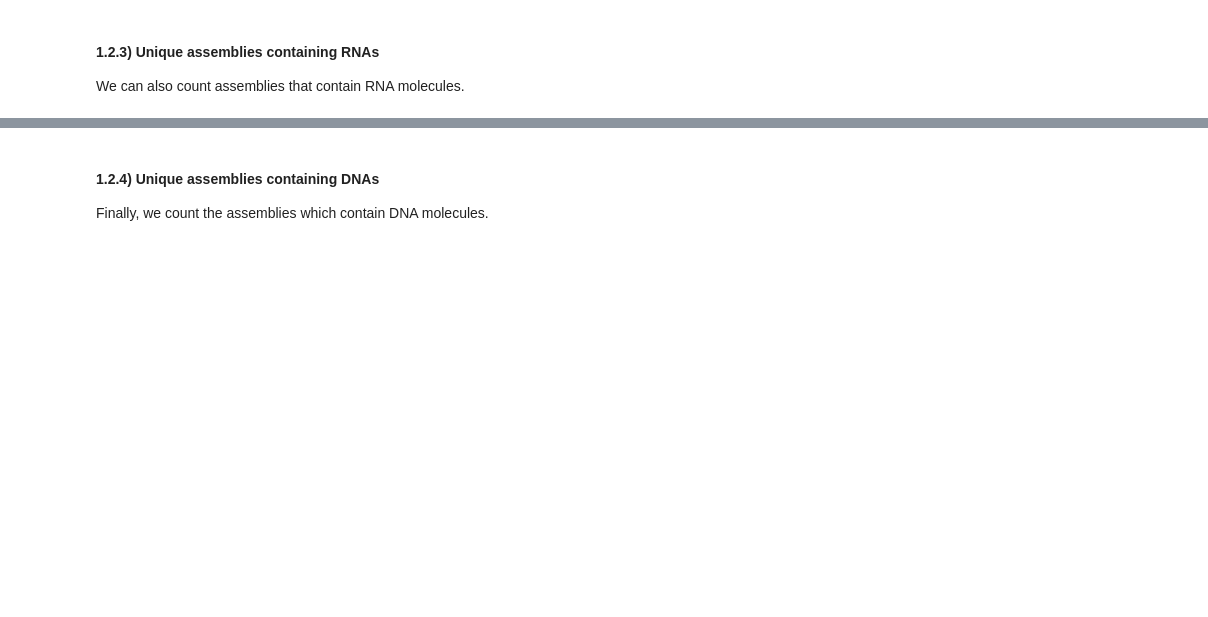
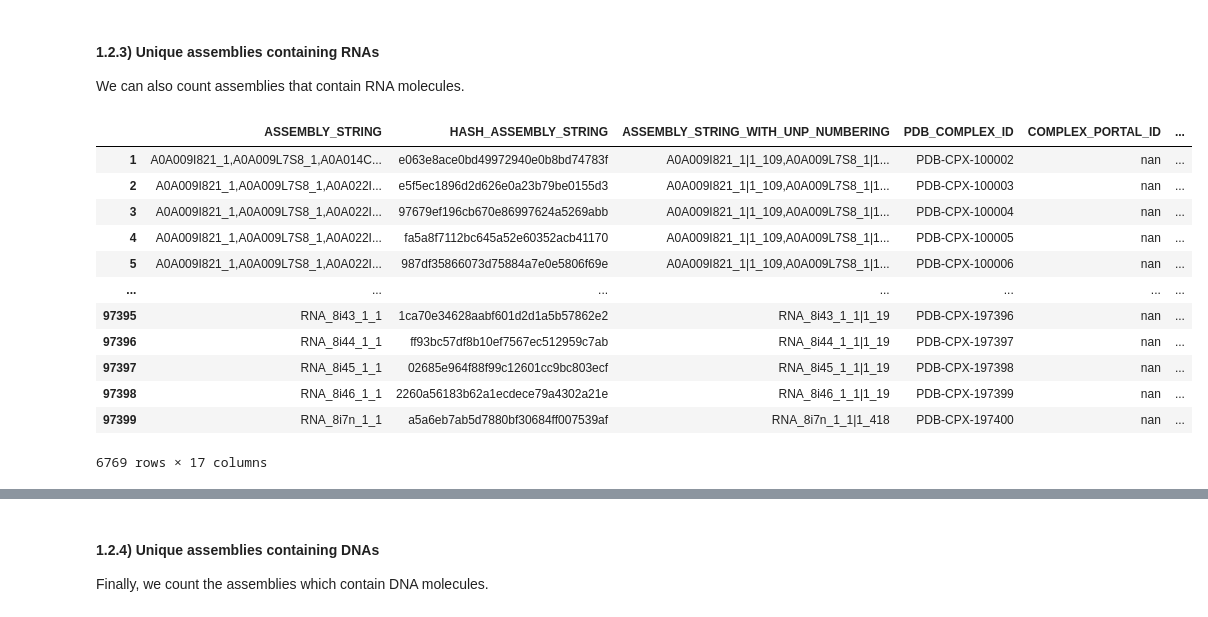
Before and after one commit to PDBe-KB/pdbe-assemblies-analysis, a Jupyter notebook: assemblies_analysis.ipynb, the cells around one changed output, grey strips where cells are left out. Cells and saved outputs as stored; diff of their text form; code cells hidden in the pictures; blank space fills up the shorter version.

```diff
--- a/assemblies_analysis.ipynb
+++ b/assemblies_analysis.ipynb
@@ -77,4 +407,4 @@ We can classify the assemblies into three types:
 
 A monomeric assembly is defined as an assembly that consists of a single subunit. Homomeric assemblies are formed by repeated units of a single subunit while heteromeric assemblies are composed of multiple distinct subunits.
 # %%
-df["ASSEMBLY_TYPE"] = df["ASSEMBLY_STRING"].apply(lambda x: ui.get_assembly_type(x))
+df["ASSEMBLY_TYPE"] = df["ASSEMBLY_STRING"].apply(lambda x: get_assembly_type(x))
@@ -93,5 +440,5 @@ print("There are %i unique assembly compositions in the Protein Data Bank." % le
 # %%
 # Column to indicate the exp methods used to solved the structures of each unique assembly composition
-df["EXP_METHOD"] = df["ASSEMBLIES"].apply(lambda x: ui.get_exp_methods(x))
+df["EXP_METHOD"] = df["ASSEMBLIES"].apply(lambda x: get_exp_methods(x))
 exp_methods = df["EXP_METHOD"].value_counts().head(20)
 exp_methods
@@ -98,4 +463,4 @@ exp_methods
 # %%
 # Column to indicate the species name for each unique assembly composition
-df["SPECIES_NAME"] = df["ASSEMBLY_STRING"].apply(lambda x: ui.get_species_name(x))
+df["SPECIES_NAME"] = df["ASSEMBLY_STRING"].apply(lambda x: get_species_name(x))
 df["SPECIES_NAME"].value_counts().head(10)
@@ -105,12 +482,12 @@ df["SPECIES_NAME"].value_counts().head(10)
 Next, we look at how many of these unique assemblies contain proteins.
 # %%
 # Column to indicate the number of assemblies each unique assembly has
-df["NUM_ASSEMBLIES"] = df["ASSEMBLIES"].apply(lambda x: ui.count_assemblies(x))
+df["NUM_ASSEMBLIES"] = df["ASSEMBLIES"].apply(lambda x: count_assemblies(x))
 
 # Column to indicate the number of distinct PDBIDs each unique assembly has
-df["NUM_PDB"] = df["ASSEMBLIES"].apply(lambda x: ui.count_unique_pdb(x))
+df["NUM_PDB"] = df["ASSEMBLIES"].apply(lambda x: count_unique_pdb(x))
 
 # Column to indicate whether each unique assembly has a protein component
-df["hasProteinComponent"] = df["ASSEMBLY_STRING"].apply(lambda x: ui.check_for_protein(x))
+df["hasProteinComponent"] = df["ASSEMBLY_STRING"].apply(lambda x: check_for_protein(x))
 
 df[df["hasProteinComponent"] == True].head()
@@ -122,8 +508,22 @@ print("There are %i unique assemblies containing protein components." % len(df[d
 We can also count assemblies that contain RNA molecules.
 # %%
 # Column to indicate whether each unique assembly has a RNA component
-df["hasRNAComponent"] = df["ASSEMBLY_STRING"].apply(lambda x: ui.check_for_rna(x))
+df["hasRNAComponent"] = df["ASSEMBLY_STRING"].apply(lambda x: check_for_rna(x))
 
 df[df["hasRNAComponent"] == True]
+# %% [output]
+|  | ASSEMBLY_STRING | HASH_ASSEMBLY_STRING | ASSEMBLY_STRING_WITH_UNP_NUMBERING | PDB_COMPLEX_ID | COMPLEX_PORTAL_ID | ... |
+| 1 | A0A009I821_1,A0A009L7S8_1,A0A014C... | e063e8ace0bd49972940e0b8bd74783f | A0A009I821_1|1_109,A0A009L7S8_1|1... | PDB-CPX-100002 | nan | ... |
+| 2 | A0A009I821_1,A0A009L7S8_1,A0A022I... | e5f5ec1896d2d626e0a23b79be0155d3 | A0A009I821_1|1_109,A0A009L7S8_1|1... | PDB-CPX-100003 | nan | ... |
+| 3 | A0A009I821_1,A0A009L7S8_1,A0A022I... | 97679ef196cb670e86997624a5269abb | A0A009I821_1|1_109,A0A009L7S8_1|1... | PDB-CPX-100004 | nan | ... |
+| 4 | A0A009I821_1,A0A009L7S8_1,A0A022I... | fa5a8f7112bc645a52e60352acb41170 | A0A009I821_1|1_109,A0A009L7S8_1|1... | PDB-CPX-100005 | nan | ... |
+| 5 | A0A009I821_1,A0A009L7S8_1,A0A022I... | 987df35866073d75884a7e0e5806f69e | A0A009I821_1|1_109,A0A009L7S8_1|1... | PDB-CPX-100006 | nan | ... |
+| ... | ... | ... | ... | ... | ... | ... |
+| 97395 | RNA_8i43_1_1 | 1ca70e34628aabf601d2d1a5b57862e2 | RNA_8i43_1_1|1_19 | PDB-CPX-197396 | nan | ... |
+| 97396 | RNA_8i44_1_1 | ff93bc57df8b10ef7567ec512959c7ab | RNA_8i44_1_1|1_19 | PDB-CPX-197397 | nan | ... |
+| 97397 | RNA_8i45_1_1 | 02685e964f88f99c12601cc9bc803ecf | RNA_8i45_1_1|1_19 | PDB-CPX-197398 | nan | ... |
+| 97398 | RNA_8i46_1_1 | 2260a56183b62a1ecdece79a4302a21e | RNA_8i46_1_1|1_19 | PDB-CPX-197399 | nan | ... |
+| 97399 | RNA_8i7n_1_1 | a5a6eb7ab5d7880bf30684ff007539af | RNA_8i7n_1_1|1_418 | PDB-CPX-197400 | nan | ... |
+6769 rows × 17 columns
 # %%
 print("There %i unique assemblies containing RNA components." % len(df[df["hasRNAComponent"] == True]))
```
Also changed, not shown: parts of 97 cells of this notebook.
